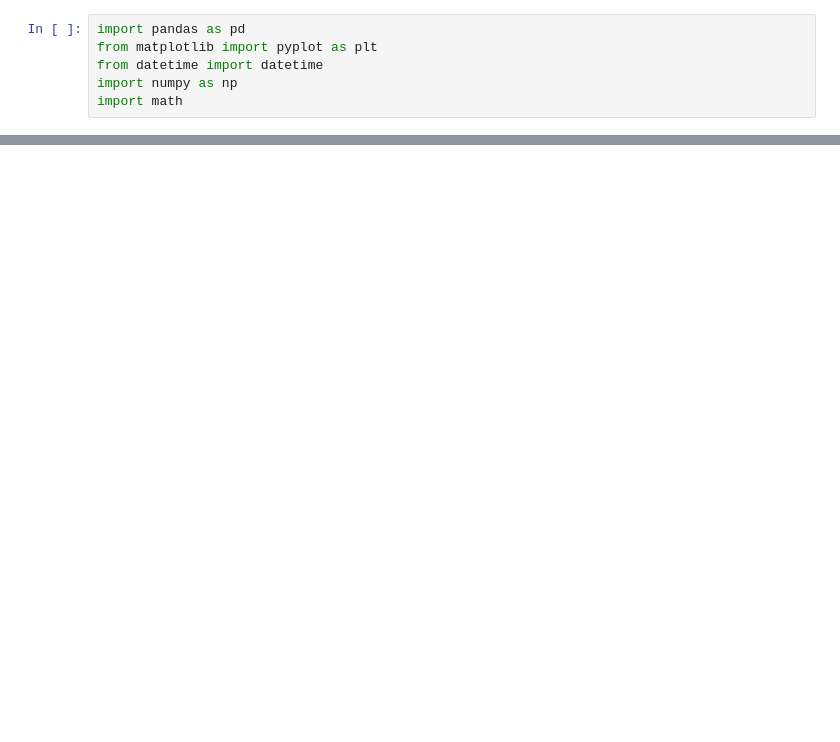
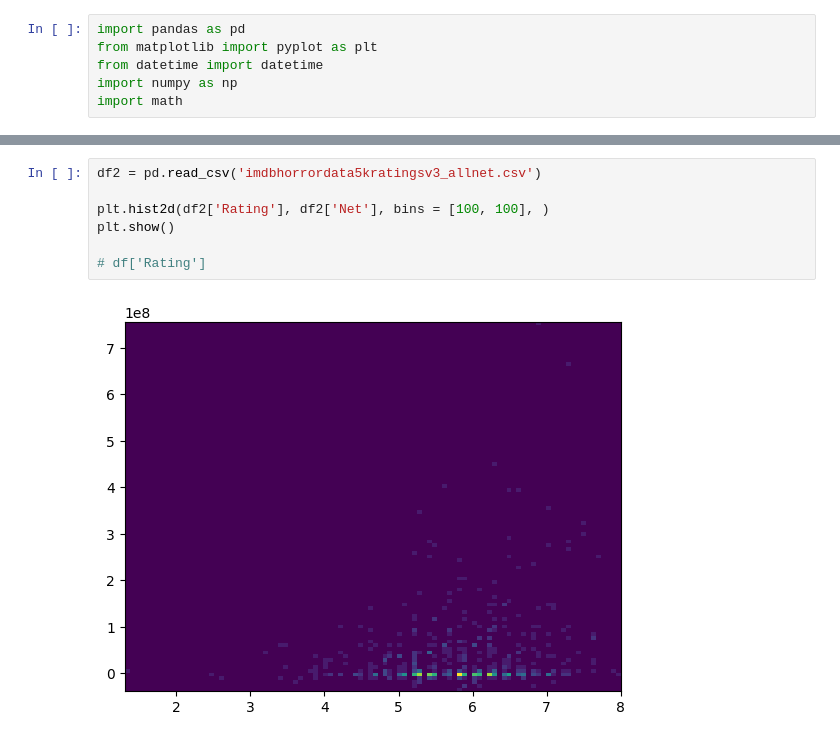
Before and after one commit to XinLiGitHub/imdbhorrorscraper, a Jupyter notebook: imdb_horror_graphs.ipynb, the cells around one changed output, grey strips where cells are left out. Cells and saved outputs as stored; diff of their text form; blank space fills up the shorter version.

```diff
--- a/imdb_horror_graphs.ipynb
+++ b/imdb_horror_graphs.ipynb
@@ -114,0 +115,9 @@ plt.bar(PosNeg, AvgRatingByNet)
+# %%
+df2 = pd.read_csv('imdbhorrordata5kratingsv3_allnet.csv')
+
+plt.hist2d(df2['Rating'], df2['Net'], bins = [100, 100], )
+plt.show()
+
+# df['Rating']
+# %% [output]
+[figure, added]
```
Also changed, not shown: parts of 6 cells of this notebook, 2 other files.
